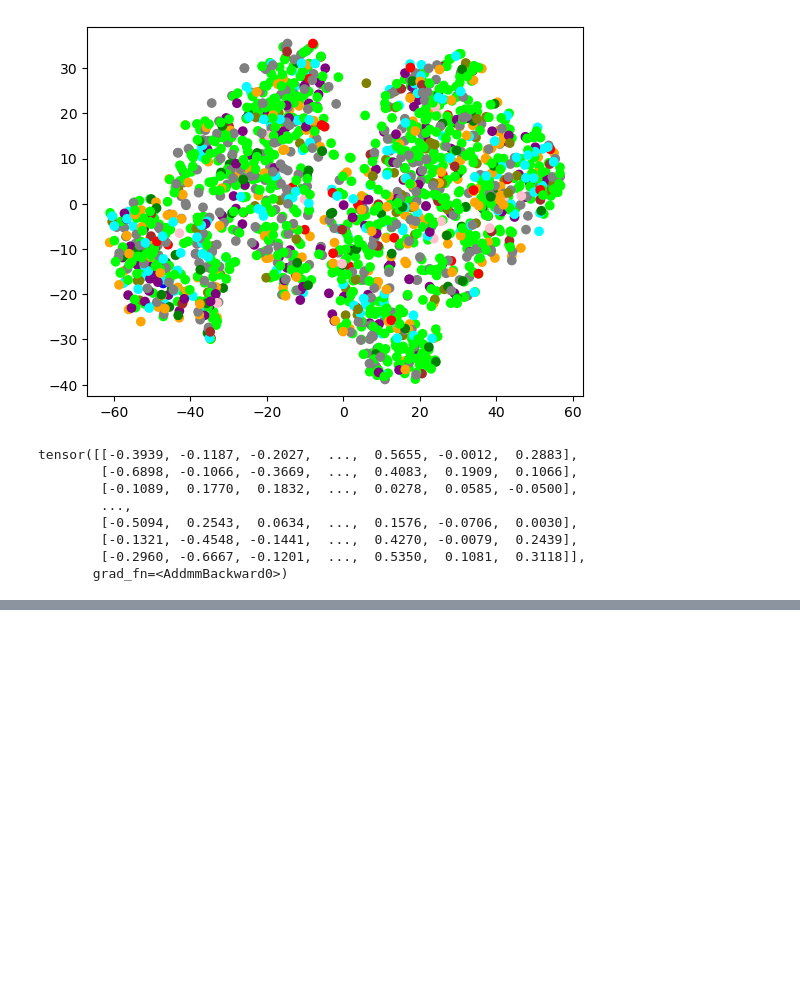
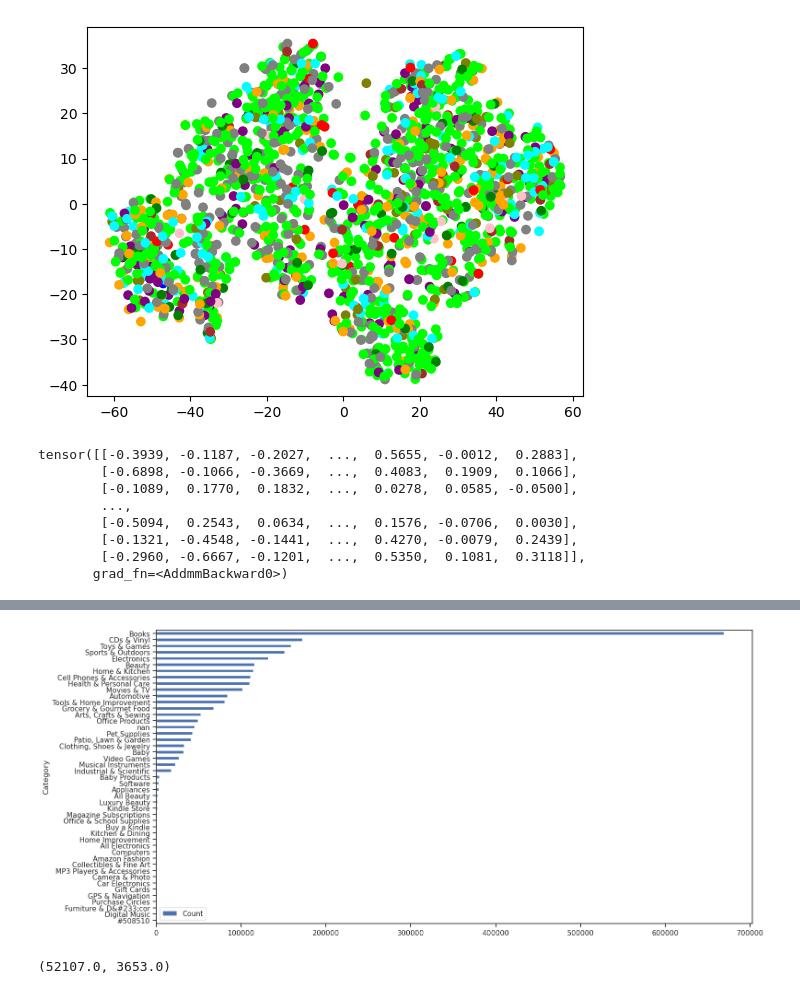
Before and after one commit to Faskill/GNN-book, a Jupyter notebook: GNN_book.ipynb, the cells around one changed output, grey strips where cells are left out. Drawn from its saved outputs; the diff is of its cells as text; code cells hidden in the pictures; blank space fills up the shorter version.

```diff
--- a/GNN_book.ipynb
+++ b/GNN_book.ipynb
@@ -690,0 +750,3 @@ tensor([[-0.3939, -0.1187, -0.2027,  ...,  0.5655, -0.0012,  0.2883],
+# %%
+data_for_eda = dataset[0]
+len(data_for_eda)
@@ -690,0 +776,3 @@ tensor([[-0.3939, -0.1187, -0.2027,  ...,  0.5655, -0.0012,  0.2883],
+# %%
+labels_df = pd.read_csv('dataset/ogbn_products/mapping/labelidx2productcategory.csv.gz')
+labels_df.head()
@@ -690,0 +792,6 @@ tensor([[-0.3939, -0.1187, -0.2027,  ...,  0.5655, -0.0012,  0.2883],
+# %%
+# counting the numbers of samples for each category
+y = data_for_eda.y.tolist()
+y = list(flatten(y))
+count_y = collections.Counter(y)
+print(count_y)
@@ -690,0 +821,5 @@ tensor([[-0.3939, -0.1187, -0.2027,  ...,  0.5655, -0.0012,  0.2883],
+# %%
+
+
+index_product_dict = dict(zip(labels_df['label idx'], labels_df['product category']))
+index_product_dict
@@ -690,0 +844,13 @@ tensor([[-0.3939, -0.1187, -0.2027,  ...,  0.5655, -0.0012,  0.2883],
+# %%
+products_hist = dict((index_product_dict[key], value) for (key, value) in dict(count_y).items())
+category_df = pd.DataFrame(products_hist.items(), columns=['Category', 'Count'])
+category_df = category_df.set_index('Category')
+category_df = category_df.sort_values('Count')
+category_df.plot(kind='barh')
+plt.show()
+# %% [output]
+[figure, added]
+# %%
+category_df['Count'].mean(), category_df['Count'].median()
+# %% [output]
+(52107.0, 3653.0)
```
Also changed, not shown: parts of 17 cells of this notebook, 1 other file.
